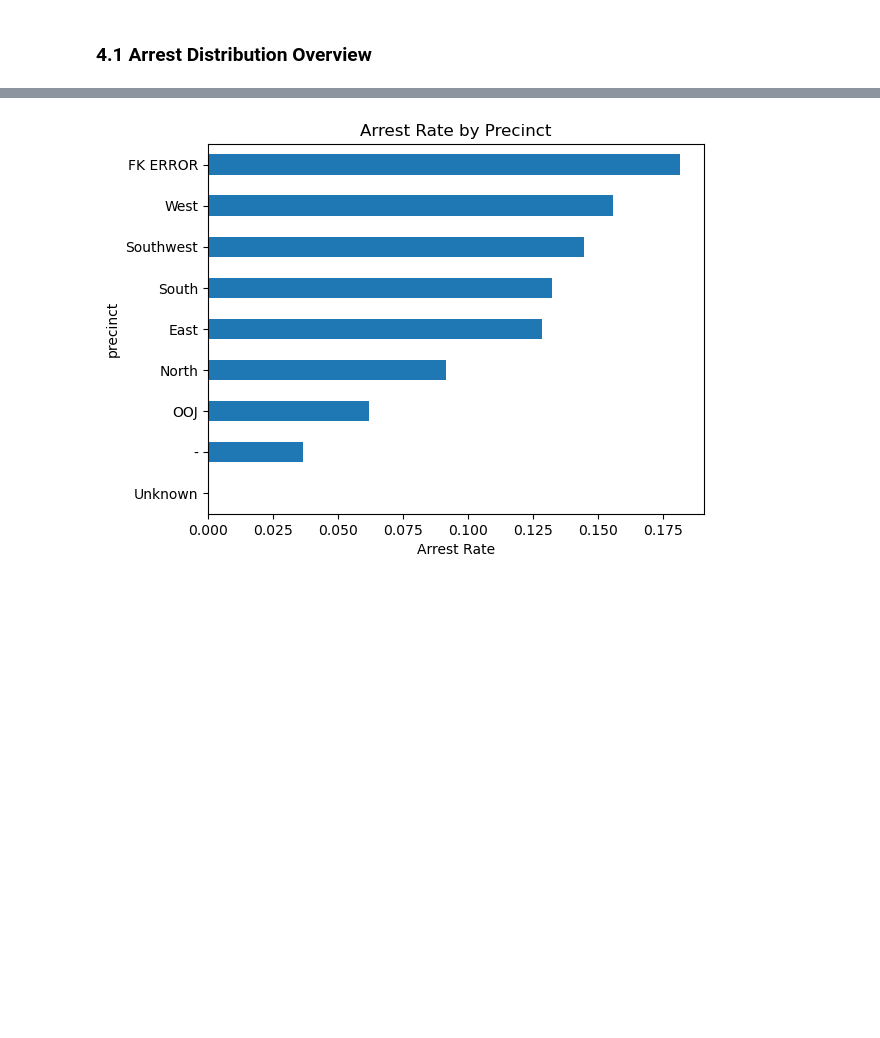
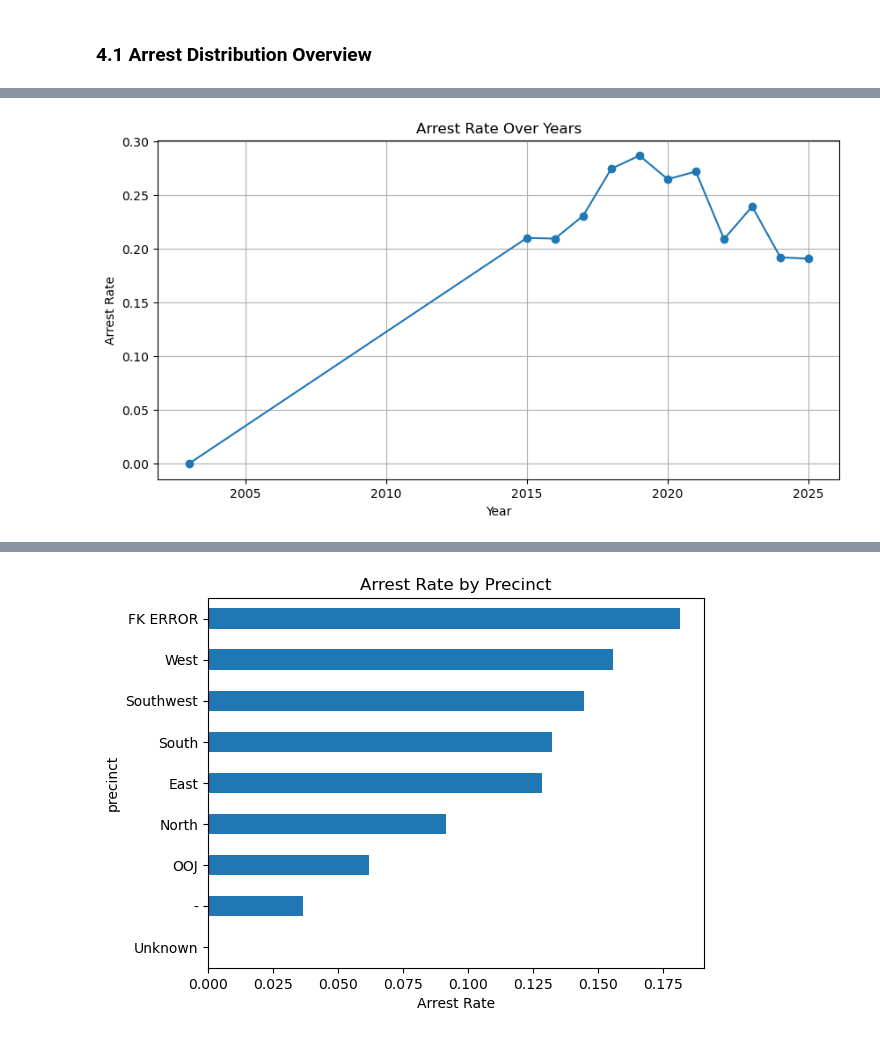
Before and after one commit to Felo-kip/Terrystops, a Jupyter notebook: index.ipynb, the cells around one changed output, grey strips where cells are left out. Cells and saved outputs as stored; diff of their text form; code cells hidden in the pictures; blank space fills up the shorter version.

```diff
--- a/index.ipynb
+++ b/index.ipynb
@@ -293,0 +377,20 @@ memory usage: 11.6+ MB
+# %%
+# Create year column
+df['year'] = df['occurred_date'].dt.year
+
+# Create arrest_flag: 1 if stop_resolution is "Arrest", else 0
+df['arrest_flag'] = df['stop_resolution'].apply(lambda x: 1 if x == 'Arrest' else 0)
+
+# Group by year and compute mean arrest rate
+arrest_rate_by_year = df.groupby('year')['arrest_flag'].mean()
+
+# Plot
+plt.figure(figsize=(10,5))
+arrest_rate_by_year.plot(marker='o')
+plt.title("Arrest Rate Over Years")
+plt.xlabel("Year")
+plt.ylabel("Arrest Rate")
+plt.grid(True)
+plt.show()
+# %% [output]
+[figure, added]
```
Also changed, not shown: parts of 18 cells of this notebook.
